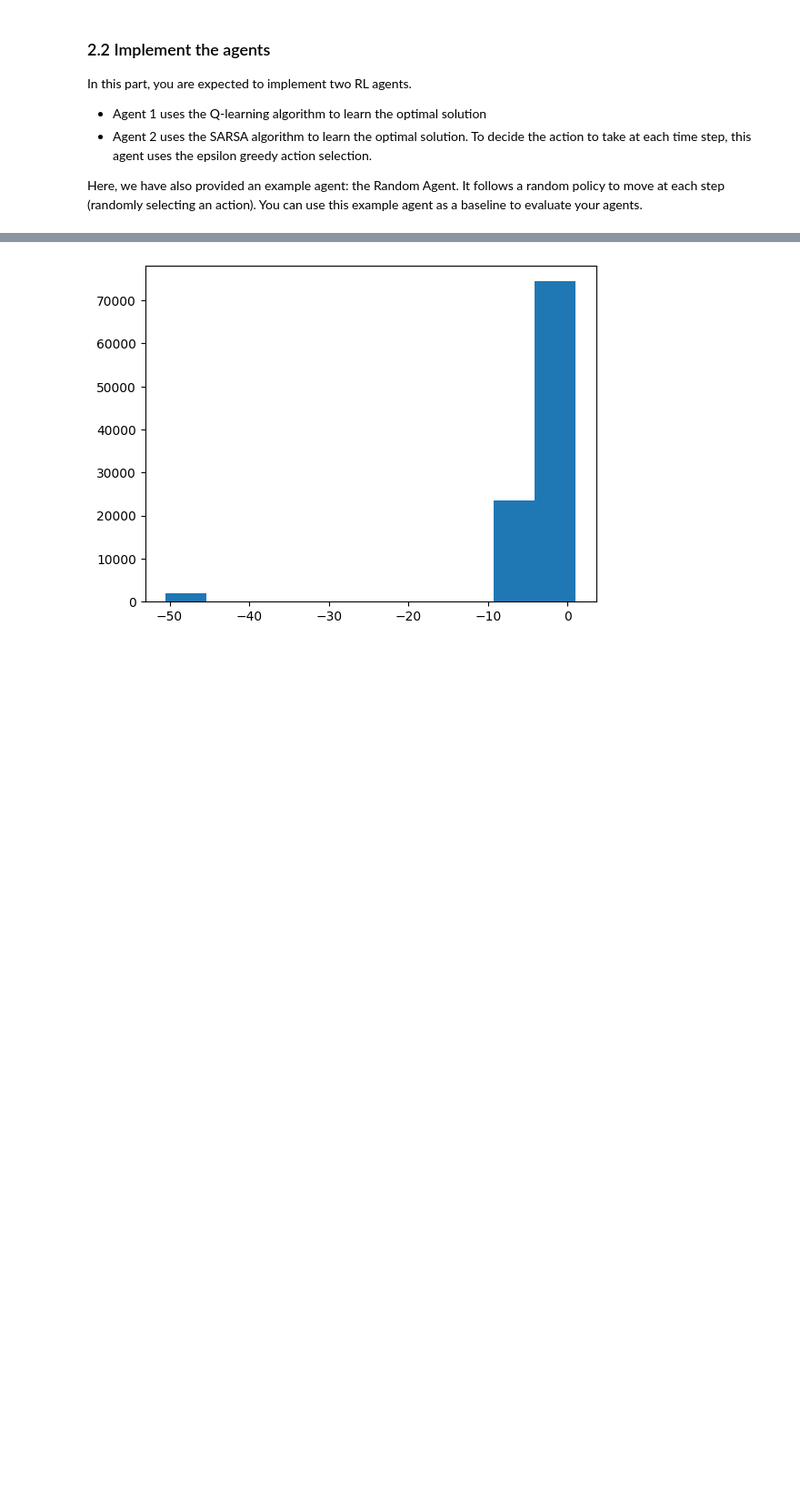
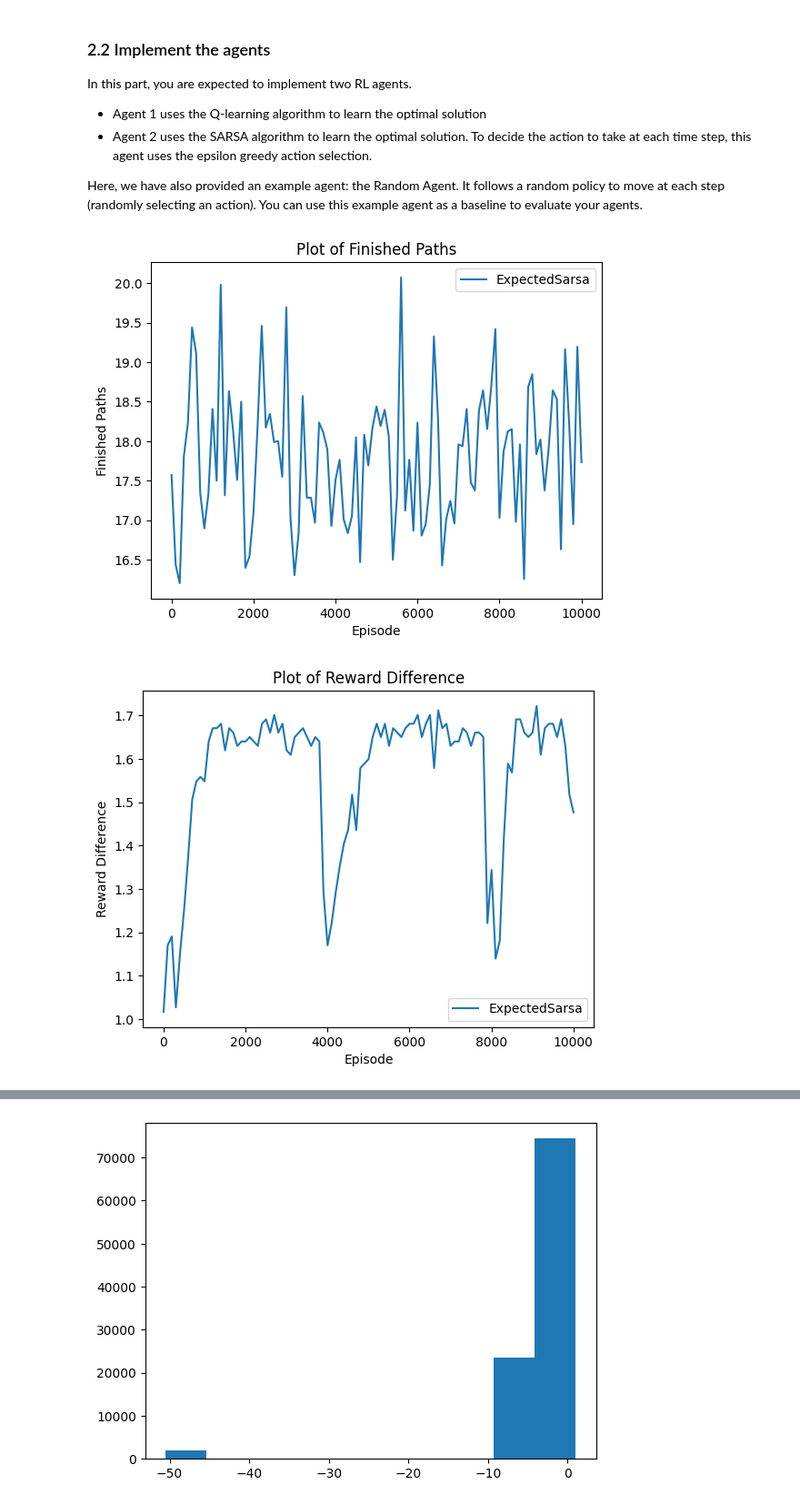
Before and after one commit to MarognaLorenzo/ApplicationOfMachineLearning, a Jupyter notebook: Assignment4/notebooks/Justin.ipynb, the cells around one changed output, grey strips where cells are left out. Shown at 91% size. Saved outputs shown, nothing was run; the diff lists cells and outputs as text; code cells hidden in the pictures; blank space fills up the shorter version.

```diff
--- a/Assignment4/notebooks/Justin.ipynb
+++ b/Assignment4/notebooks/Justin.ipynb
@@ -323,4 +426,2 @@ class ExpectedSarsa():
 # %%
-EXSarsa = ExpectedSarsa(env,'ExpectedSarsa',10000)
+EXSarsa = ExpectedSarsa(env,'ExpectedSarsa')
-# %%
-EXSarsa.train()
@@ -328,0 +428,44 @@ scores, steps, failed, runs, optimal,optimal_steps = EXSarsa.evaluate(100000)
+# %%
+# TODO: evaluation
+# TODO: evaluation
+def compare_agents(agents: [Agent], max_episode, snapshot_rate):
+    data = [{"agent_name": agent.get_name(), "episode" : [], "finished_paths" : [], "reward_difference": [], "total_reward": []} for agent in agents]
+
+    for episodes_done in tqdm(range(0, max_episode + 1, snapshot_rate)):
+        for agent_index in range(len(agents)):
+            agent = agents[agent_index]
+            agent_data = data[agent_index]
+            agent.train(snapshot_rate, progress_bar=False)
+            ratio_finish_paths, avg_reward_difference, total_reward = agent.evaluate()
+
+            agent_data["episode"].append(episodes_done)
+            agent_data["finished_paths"].append(ratio_finish_paths)
+            agent_data["reward_difference"].append(avg_reward_difference)
+            agent_data["total_reward"].append(total_reward)
+
+    return data
+
+def plot_data(data, dimension, dimension_name):
+    # Plotting the scatter plot
+    for d in data:
+        plt.plot(d['episode'], d[dimension], label=f"{d['agent_name']}")
+
+    # Adding labels and title
+    plt.xlabel('Episode')
+    plt.ylabel(dimension_name)
+    plt.title(f'Plot of {dimension_name}')
+
+    # Adding legend
+    plt.legend()
+
+    # Display the plot
+    plt.show()
+# %%
+data = compare_agents([EXSarsa], 10000, 100)
+# %%
+plot_data(data, "finished_paths", "Finished Paths")
+plot_data(data, "reward_difference", "Reward Difference")
+plot_data(data, "total_reward", "Total Reward")
+# %% [output]
+[figure, added]
+[figure, added]
```
Also changed, not shown: parts of 11 cells of this notebook.
